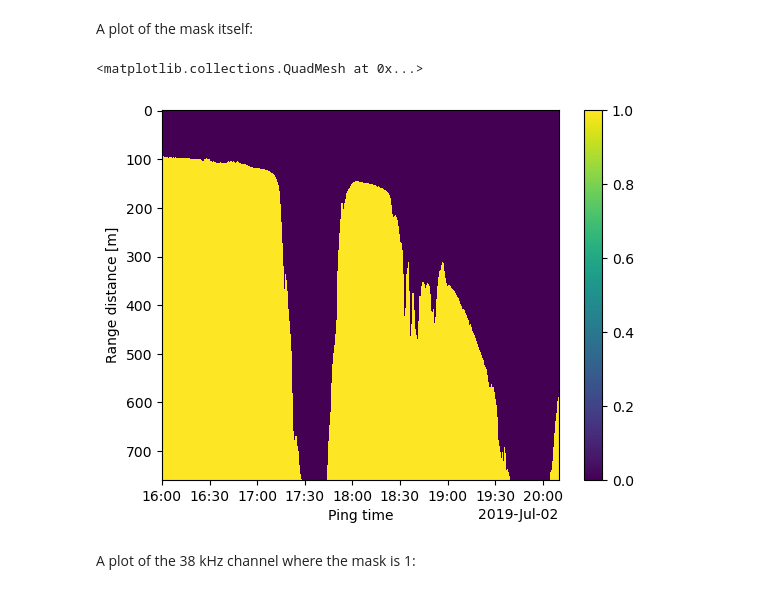
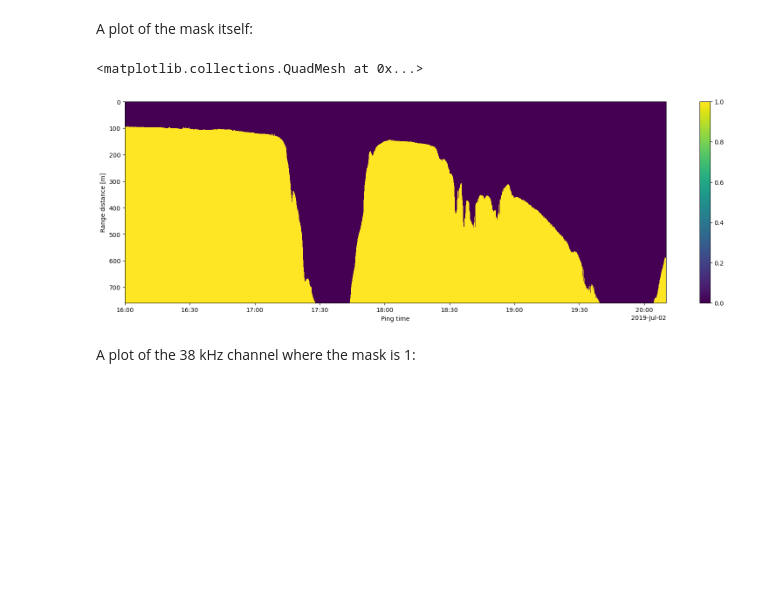
Before and after one commit to OSOceanAcoustics/echoregions, a Jupyter notebook: docs/source/Lines_functionality.ipynb, the cells around one changed output. Cells and saved outputs as stored; diff of their text form; code cells hidden in the pictures; blank space fills up the shorter version.

```diff
--- a/docs/source/Lines_functionality.ipynb
+++ b/docs/source/Lines_functionality.ipynb
@@ -206,10 +191,11 @@ Echogram Depth Dimension Length: 380
 # %% [markdown]
 A plot of the mask itself:
 # %%
+plt.figure(figsize = (20, 6))
 bottom_mask_da.plot(y="depth", yincrease=False)
 # %% [output]
 <matplotlib.collections.QuadMesh at 0x...>
-[figure, old version]
+[figure, new version]
 # %% [markdown]
 A plot of the 38 kHz channel where the mask is 1:
 # %%
```
Also changed, not shown: parts of 9 cells of this notebook, 4 other files.
